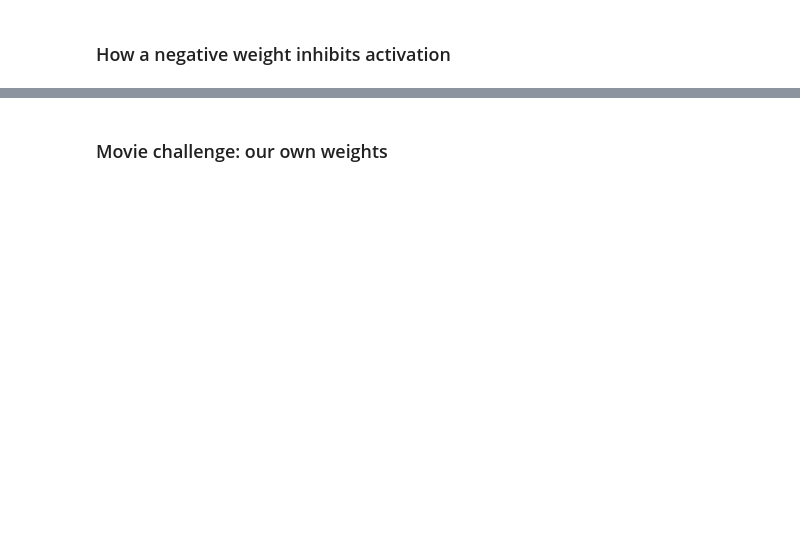
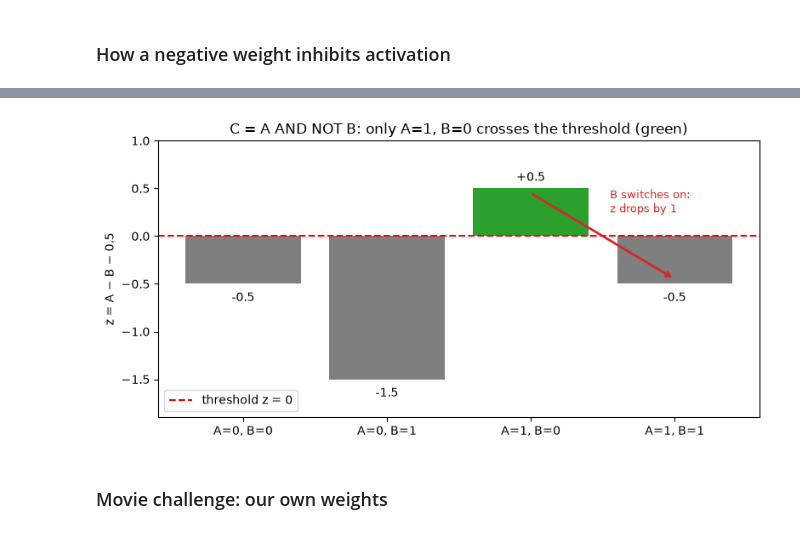
Before and after one commit to Namypark/cscn8010-perceptron-lab, a Jupyter notebook: workstreams/ws4_activations_gates.ipynb, the cells around one changed output, grey strips where cells are left out. Cells and saved outputs as stored; diff of their text form; code cells hidden in the pictures; blank space fills up the shorter version.

```diff
--- a/workstreams/ws4_activations_gates.ipynb
+++ b/workstreams/ws4_activations_gates.ipynb
@@ -26,0 +296,23 @@ from itertools import product
+# %%
+#  The correct weighted sum uses each input with its own weight: z = w[0]*A + w[1]*B + bias.
+
+weights = [1.0, -1.0]   # A excites (+1), B inhibits (-1)
+bias = -0.5
+inputs = [(0, 0), (1, 0), (0, 1), (1, 1)]
+
+def step_scalar(x):
+    return 1 if x > 0 else 0
+
+print("🔵 PyTorch")
+for A, B in inputs:
+    x = torch.tensor([A, B], dtype=torch.float32)
+    w = torch.tensor(weights)
+    z = torch.dot(w, x) + bias          # z = w[0]*A + w[1]*B + bias   (corrected comment)
+    print(f"A={A}, B={B} → z={z.item():+.1f} → C={step_scalar(z.item())}")
+
+print("\n🟢 TensorFlow")
+for A, B in inputs:
+    x = tf.constant([A, B], dtype=tf.float32)
+    w = tf.constant(weights)
+    z = tf.reduce_sum(w * x) + bias     # z = w[0]*A + w[1]*B + bias
+    print(f"A={A}, B={B} → z={z.numpy():+.1f} → C={step_scalar(z.numpy())}")
@@ -27,2 +331,20 @@ from itertools import product
+# %%
+# Visualising inhibition: z for every input row, with the firing threshold at z = 0
+labels = ["A=0, B=0", "A=0, B=1", "A=1, B=0", "A=1, B=1"]      # product() order, same as z_inhibit
+colours = ["tab:green" if z > 0 else "tab:grey" for z in z_inhibit]
+
+fig, ax = plt.subplots(figsize=(8, 4))
+bars = ax.bar(labels, z_inhibit, color=colours)
+ax.axhline(0, color="red", ls="--", lw=1.5, label="threshold z = 0")
+for bar, z in zip(bars, z_inhibit):
+    ax.text(bar.get_x() + bar.get_width() / 2, z + (0.08 if z > 0 else -0.18), f"{z:+.1f}", ha="center")
+ax.annotate("", xy=(3, -0.45), xytext=(2, 0.45),
+            arrowprops=dict(arrowstyle="->", color="tab:red", lw=2))
+ax.text(2.55, 0.25, "B switches on:\nz drops by 1", color="tab:red", fontsize=9)
+ax.set_ylabel("z = A − B − 0.5"); ax.set_ylim(-1.9, 1.0)
+ax.set_title("C = A AND NOT B: only A=1, B=0 crosses the threshold (green)")
+ax.legend(loc="lower left"); plt.tight_layout(); plt.show()
+# %% [output]
+[figure, added]
 # %% [markdown]
 ### Movie challenge: our own weights
```
Also changed, not shown: parts of 20 cells of this notebook.
